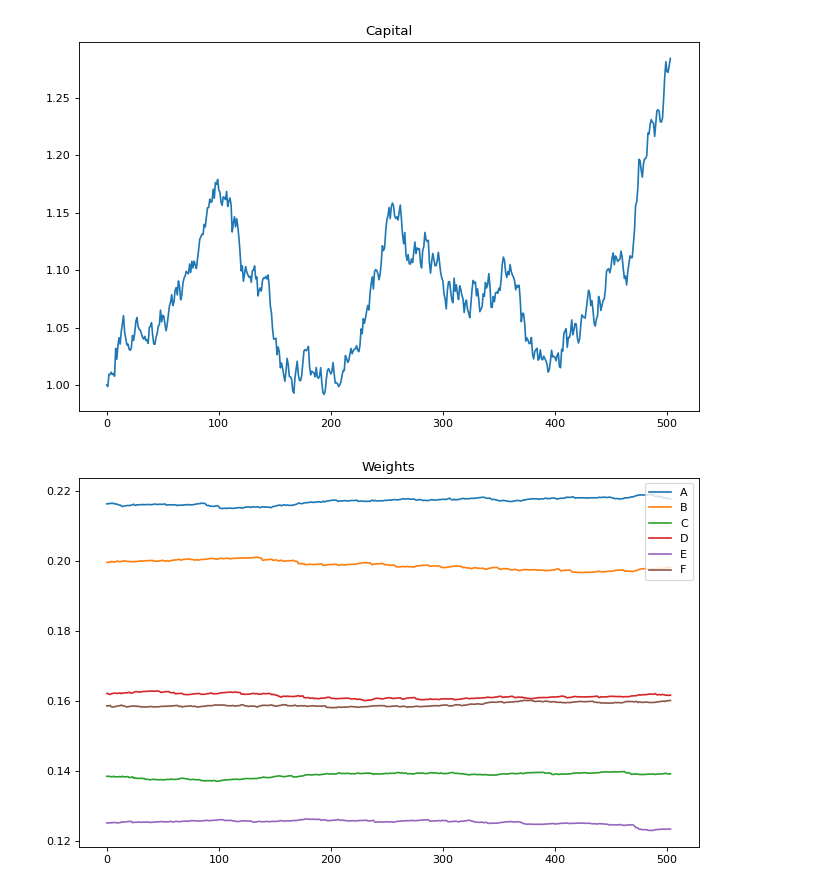
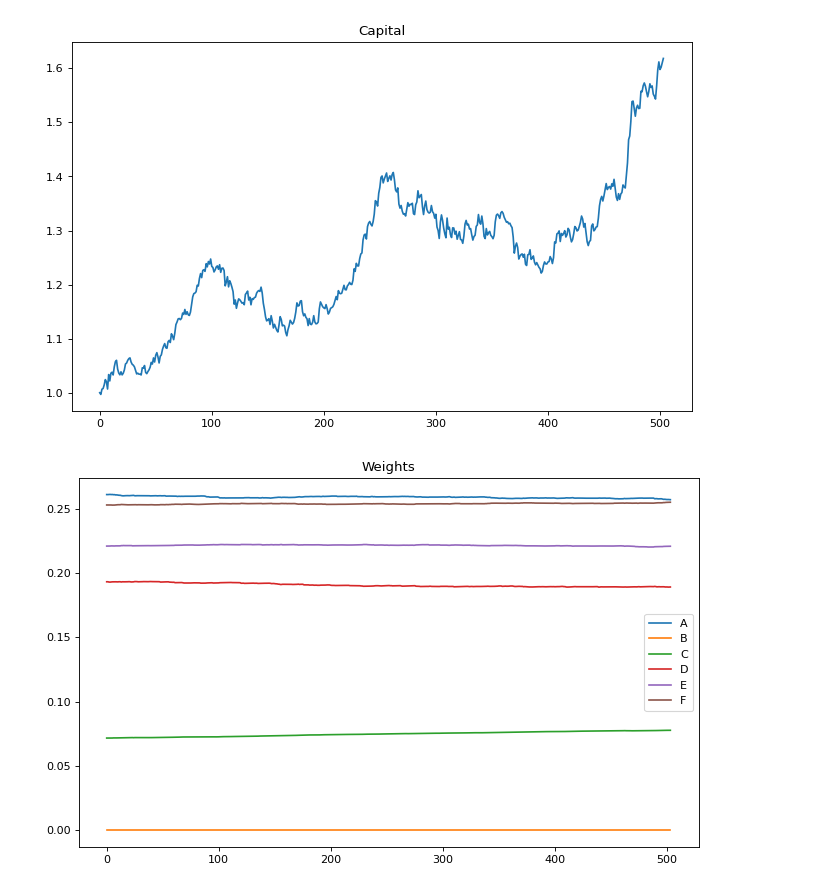
Before and after one commit to impana-c/UTC2024, a Jupyter notebook: Case2_Final_Allocate.ipynb, the cells around one changed output. Saved outputs shown, nothing was run; the diff lists cells and outputs as text; code cells hidden in the pictures.

Commit message:
Updated to remove tank asset

```diff
--- a/Case2_Final_Allocate.ipynb
+++ b/Case2_Final_Allocate.ipynb
@@ -7,12 +7,31 @@ from sklearn.model_selection import train_test_split
 import os
 from scipy.spatial.distance import squareform
 
+data = pd.read_csv('Case 2 Data 2024.csv', index_col = 0)
+daily_returns = data.pct_change().iloc[1:, :]
+print(daily_returns)
+price = data.iloc[1:, :]
+print(price)
+TRAIN, TEST = train_test_split(data, test_size = 0.2, shuffle=False)
+
 k = -1
 counter = 0
 window = 252*18
 
-df = pd.read_csv('Case 2 Data 2024.csv', index_col = 0)
-TRAIN, TEST = train_test_split(df, test_size = 0.2, shuffle = False)
+data = pd.read_csv('Case 2 Data 2024.csv', index_col = 0)
+TRAIN, TEST = train_test_split(data, test_size = 0.2, shuffle = False)
+
+import numpy as np
+import pandas as pd
+import scipy as sp
+from matplotlib import pyplot as plt
+
+
+from scipy.spatial.distance import squareform
+k = -1
+counter = 0
+
+window = 252*18
 
 class Allocator():
     def __init__(self, train_data):
@@ -21,16 +40,17 @@ class Allocator():
         '''
 
         self.running_price_paths = train_data.copy()
+
         self.train_data = train_data.copy()
 
         # Do any preprocessing here -- do not touch running_price_paths, it will store the price path up to that data
 
-    def hrp_optimization(self, cov_matrix, num_clust, returns_df):
+    def hrp_optimizer(self, cov_matrix, k, returns_df):
         corr_matrix = cov_matrix.corr()
         dist_matrix = np.sqrt(0.5 * (1 - corr_matrix))
         cond_dist_matrix = squareform(dist_matrix)
         linkage_matrix = sp.cluster.hierarchy.linkage(cond_dist_matrix, 'centroid')
-        cluster_assignments = sp.cluster.hierarchy.fcluster(linkage_matrix, num_clust, criterion='inconsistent')
+        cluster_assignments = sp.cluster.hierarchy.fcluster(linkage_matrix, k, criterion='inconsistent')
         ivp = 1 / np.diag(cov_matrix)
         ivp /= ivp.sum()
 
@@ -45,37 +65,40 @@ class Allocator():
 
         portfolio_returns = (hrp_weights * returns_df.mean()).sum()
         portfolio_volatility = np.sqrt(np.dot(hrp_weights.T, np.dot(cov_matrix, hrp_weights)))
-        portfolio_sharpe = portfolio_returns / portfolio_volatility
+        portfolio_sharpe_ratio = portfolio_returns / portfolio_volatility
 
-        return hrp_weights, portfolio_sharpe, portfolio_returns
+        # # Remove tank asset B, assign to E and F equally
+        b_weights = hrp_weights[1] / 2
+        hrp_weights[1] = 0
+        hrp_weights[4] = hrp_weights[4] + b_weights
+        hrp_weights[5] = hrp_weights[5] + b_weights
+
+        return hrp_weights, portfolio_sharpe_ratio, portfolio_returns
 
     def allocate_portfolio(self, asset_prices):
         '''
         asset_prices: np array of length 6, prices of the 6 assets on a particular day
         weights: np array of length 6, portfolio allocation for the next day
         '''
-        global df, daily_ret, k, counter, window
-        self.running_price_paths = pd.concat([self.running_price_paths.iloc[-window:, :], pd.Series(asset_prices, index=self.running_price_paths.columns).to_frame().T], axis=0)
-        daily_ret = self.running_price_paths.pct_change().dropna()
+        global data, daily_returns, k, counter, window
+        data = pd.concat([data.iloc[-window:, :], pd.Series(asset_prices, index=data.columns).to_frame().T], axis=0)
+        daily_ret = data.pct_change().iloc[1:, :]
         cov_matrix = daily_ret.cov()
-
         if k == -1:
-            k_values = range(1,6)
+            k_values = range(1,7)
             best_sharpe_ratio = -np.inf
             best_k = None
             best_weights = None
             for k in k_values:
-                hrp_weights, portfolio_sharpe_ratio, portfolio_returns = self.hrp_optimization(cov_matrix, k, daily_ret)
+                hrp_weights, portfolio_sharpe_ratio, portfolio_returns = self.hrp_optimizer(cov_matrix, k, daily_ret)
                 if portfolio_sharpe_ratio > best_sharpe_ratio:
                     best_sharpe_ratio = portfolio_sharpe_ratio
                     best_k = k
             k = best_k
-        weights, _, _ = self.hrp_optimization(cov_matrix, k, daily_ret)
-
-        #print(counter)
+        weights, _, _ = self.hrp_optimizer(cov_matrix, k, daily_ret)
+        print(counter)
         counter += 1
         return weights
-
 
 def grading(train_data, test_data):
     '''
@@ -106,8 +129,8 @@ def grading(train_data, test_data):
 
 sharpe, capital, weights = grading(TRAIN, TEST)
 #Sharpe gets printed to command line
-print(sharpe * np.sqrt(252))
-print(weights)
+print("Sharpe ratio: ",sharpe * np.sqrt(252))
+print("Weights: ", weights)
 
 plt.figure(figsize=(10, 6), dpi=80)
 plt.title("Capital")
@@ -131,2 +163,2 @@ plt.show()
-[figure, old version]
+[figure, new version]
-[figure, old version]
+[figure, new version]
```
Also changed, not shown: parts of 1 cell of this notebook.
